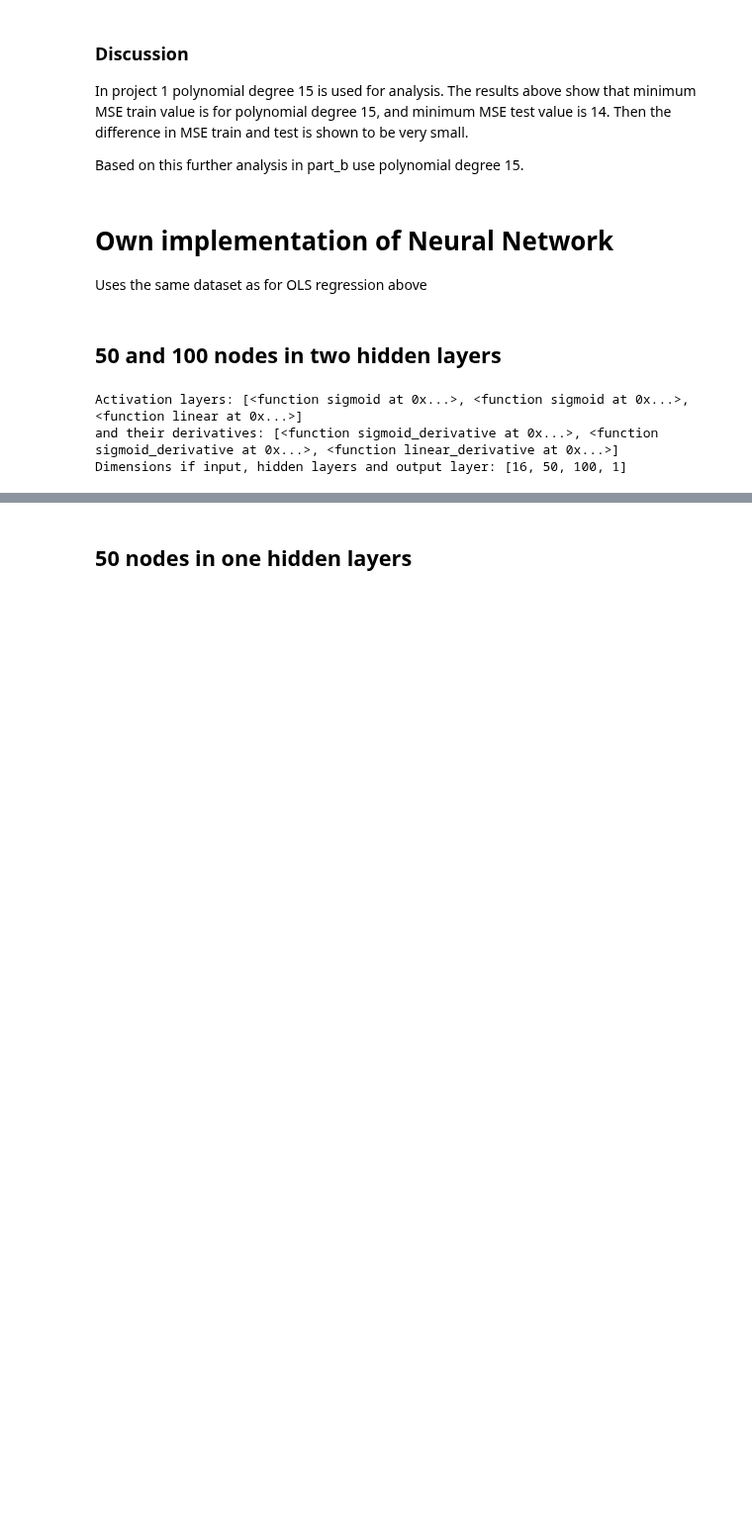
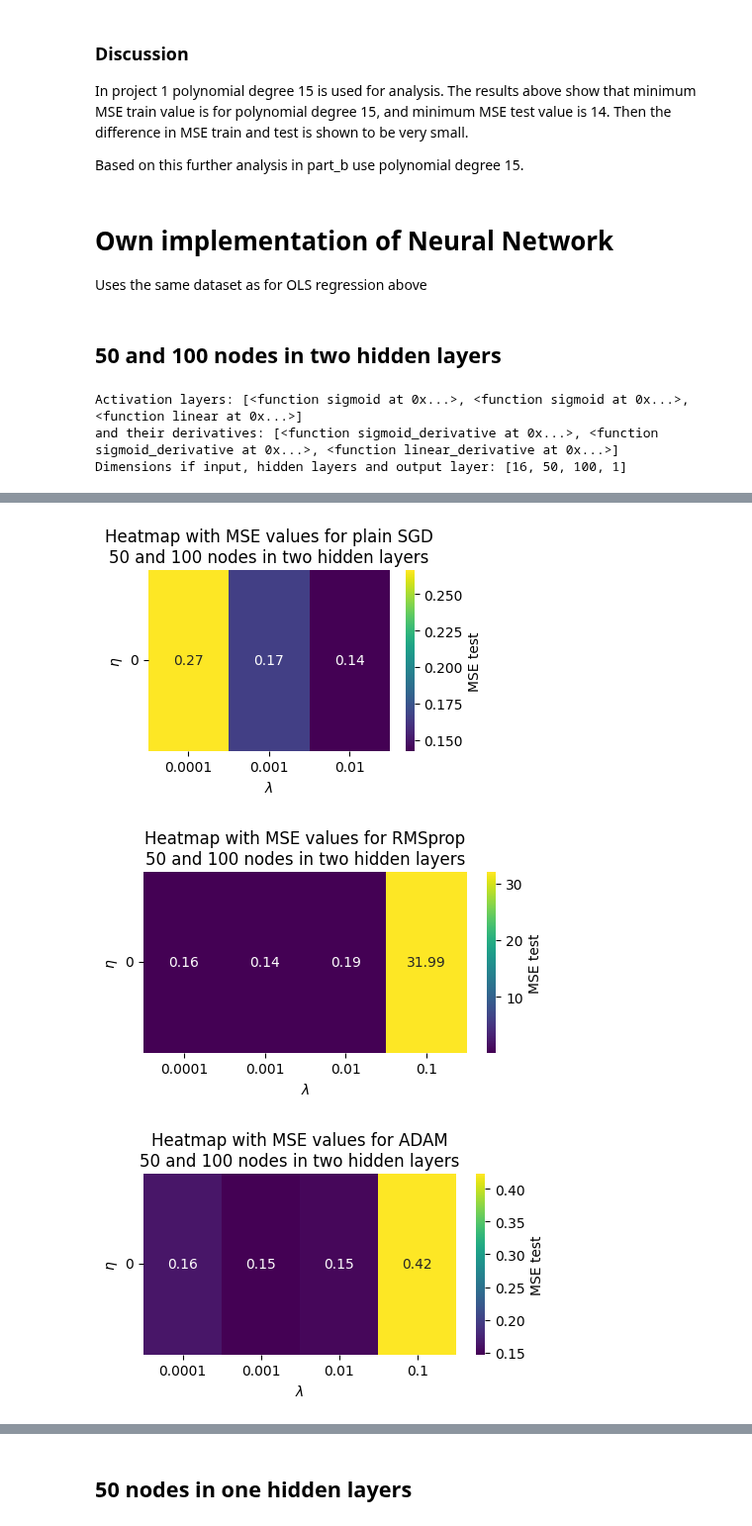
Before and after one commit to johtj/data_analysis_ml_projects, a Jupyter notebook: assignment2/Code/part_b.ipynb, the cells around one changed output, grey strips where cells are left out. Shown at 99% size. Cells and saved outputs as stored; diff of their text form; code cells hidden in the pictures; blank space fills up the shorter version.

```diff
--- a/assignment2/Code/part_b.ipynb
+++ b/assignment2/Code/part_b.ipynb
@@ -29,20 +31,6 @@ polynomial_degree = 15
 # %%
-# Code from project 1 to calculate OLS regression
+# Code from project 1 to verify best polynomial degree
 
-
-X = OLS_func.polynomial_features(x, polynomial_degree,USE_INTERCEPT)
-X_train_ols, X_test_ols, y_train_ols, y_test_ols = train_test_split(X, y_noise, test_size=TEST_SPLIT, random_state=TEST_TRAIN_RANDOM_STATE)
-# Scaleing
-X_train_scaled_ols, X_test_scaled_ols, X_train_mean_ols, X_train_std_ols = OLS_func.scale_features_by_intercept_use(X_train_ols, X_test_ols, USE_INTERCEPT)
-y_train_scaled_ols, y_test_scaled_ols, y_train_mean_ols, y_train_std_ols = OLS_func.standard_scaler(y_train_ols, y_test_ols)
-
-# Train
-theata_scaled = OLS_func.OLS_parameters(X_train_scaled_ols, y_train_scaled_ols)
-
-# Predict
-rescaled_theta, rescaled_intercept = OLS_func.rescale_theta_intercept(theata_scaled[1:], theata_scaled[0], y_train_std_ols, y_train_mean_ols, X_train_std_ols, X_train_mean_ols, verbose=VERBOSE_POLY_DEGREE)
-y_predicted_scaled_ols = OLS_func.predict_y(X_test_scaled_ols[:, 1:], rescaled_theta)
-y_predicted_rescaled_ols = OLS_func.rescale_y(y_predicted_scaled_ols, y_train_std_ols, y_train_mean_ols)
 polynomial_degree, mse_train_ols, mse_test_ols, r2_train_ols, r2_test_ols, thetas_ols = OLS_func.explore_polynomial_degree(X_train_scaled_ols, X_test_scaled_ols, y_train_scaled_ols, y_test_scaled_ols, polynomial_degree, USE_INTERCEPT, verbose=VERBOSE_POLY_DEGREE)
 
 # Minimum OLS MSE train and test values
@@ -103,16 +91,11 @@ from source.utils import neural_network_loop, decide_activation_func
 VERBOSE_FFNN = True
 
 act_func_task = 'sigmoid'     # Choose from 'RELU'  'LRELU' 'sigmoid'
-ffnn_iterations = 10000
+ffnn_iterations = 100
 batch_value = 256
 
 cost_fn_ols = class_mse_loss(l1=0, l2=0)   # mse for regression, no penalty for L1 and L2
 
-# Reshape y created with code from proejct 1
-y_train_scaled_ols = np.array(y_train_scaled_ols).reshape(-1, 1)
-y_test_scaled_ols = np.array(y_test_scaled_ols).reshape(-1, 1)
-
-
 LAMBDA_VALUES = [0] #We use lambda = 0 in part_b, only examining learning rate
 # %% [markdown]
 ## 50 and 100 nodes in two hidden layers
@@ -166,16 +165,20 @@ Using scheduler: momentum
 # %%
 if SAVE_FIGURE:
 
     task = 'part_b'
     hidden_str = 'hidden50-100'
     algo = 'ownNN'
     plot_type = 'heatmap'
 
     filename_values = f'{task}-{plot_type}-{hidden_str}-iter{ffnn_iterations}-batch{batch_value}-{algo}'
 
-    plot_heatmap(plain_SGD_results_50_100, 'MSE test', title='Heatmap with MSE values for plain SGD\n50 and 100 nodes in two hidden layers', filename = 'plain-sgd_' + filename_values)
-    plot_heatmap(RMSporp_results_50_100, 'MSE test', title='Heatmap with MSE values for RMSprop\n50 and 100 nodes in two hidden layers', filename = 'rmsprop_' + filename_values)
-    plot_heatmap(ADAM_results_50_100, 'MSE test', title='Heatmap with MSE values for ADAM\n50 and 100 nodes in two hidden layers', filename = 'adam_' + filename_values)
+    plot_heatmap(plain_SGD_results_50_100, 'MSE test', y_axis_scientific=False, title='Heatmap with MSE values for plain SGD\n50 and 100 nodes in two hidden layers', filename = 'plain-sgd_' + filename_values)
+    plot_heatmap(RMSporp_results_50_100, 'MSE test', y_axis_scientific=False, title='Heatmap with MSE values for RMSprop\n50 and 100 nodes in two hidden layers', filename = 'rmsprop_' + filename_values)
+    plot_heatmap(ADAM_results_50_100, 'MSE test', y_axis_scientific=False, title='Heatmap with MSE values for ADAM\n50 and 100 nodes in two hidden layers', filename = 'adam_' + filename_values)
+# %% [output]
+[figure, added]
+[figure, added]
+[figure, added]
 # %%
 # Rescale predictions for best MSE
 
```
Also changed, not shown: parts of 8 cells of this notebook, 1 other file.
